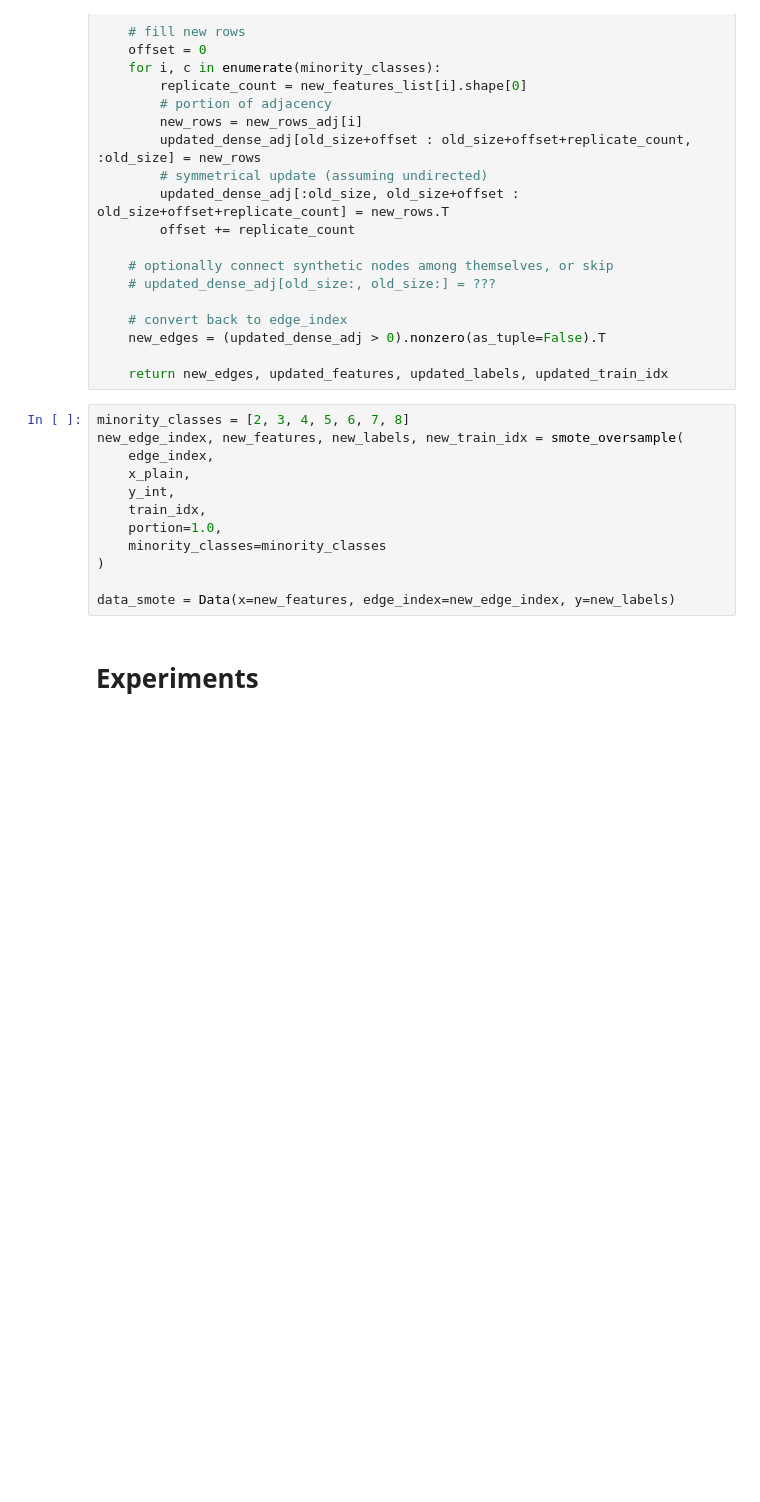
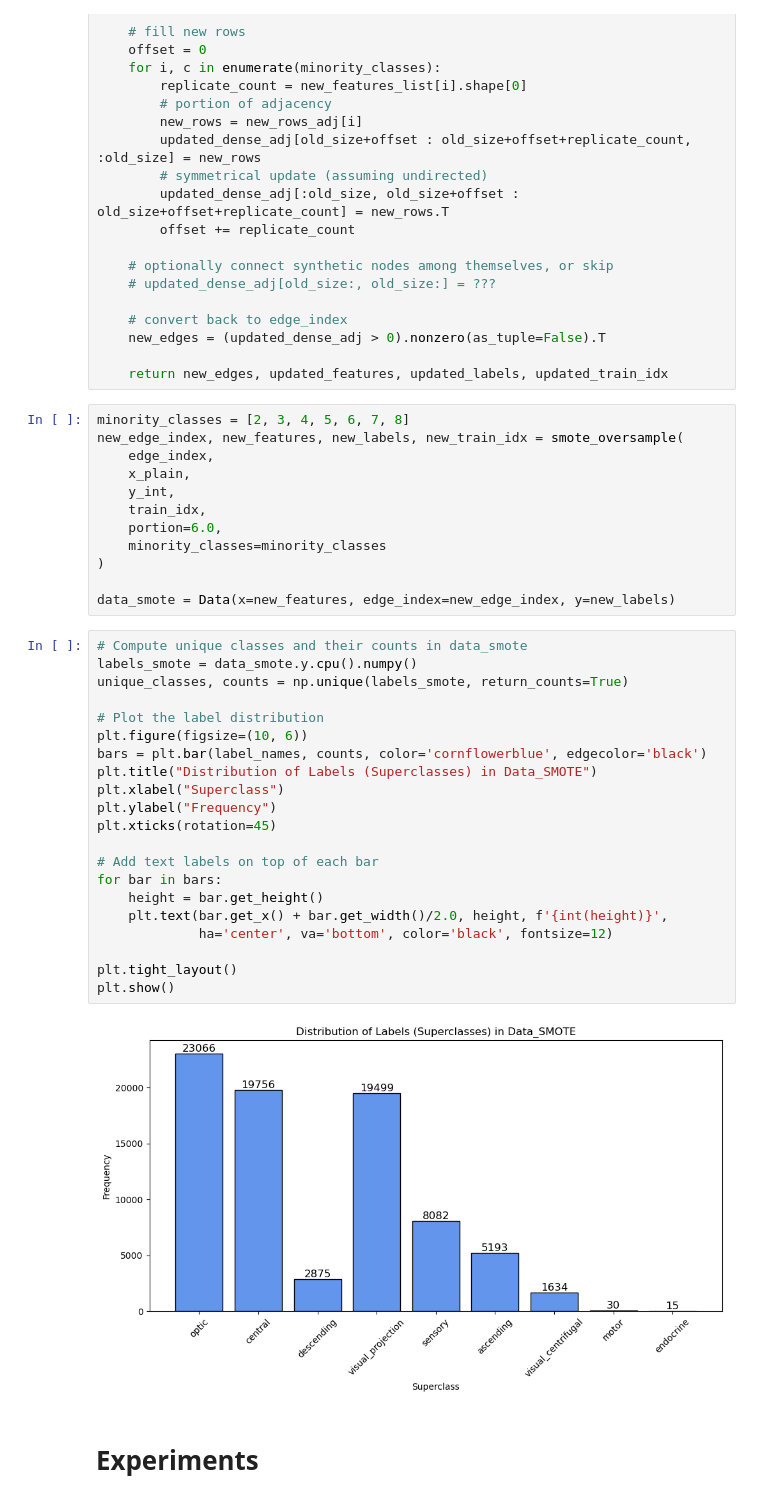
Before and after one commit to BerkeAltiparmak/NeuroConnectomeGNN, a Jupyter notebook: data_investigation.ipynb, the cells around one changed output. Drawn from its saved outputs; the diff is of its cells as text; blank space fills up the shorter version.

Commit message:
Display the distribution of the SMOTEd data

```diff
--- a/data_investigation.ipynb
+++ b/data_investigation.ipynb
@@ -672,11 +672,34 @@ new_edge_index, new_features, new_labels, new_train_idx = smote_oversample(
     x_plain,
     y_int,
     train_idx,
-    portion=1.0,
+    portion=6.0,
     minority_classes=minority_classes
 )
 
 data_smote = Data(x=new_features, edge_index=new_edge_index, y=new_labels)
+# %%
+# Compute unique classes and their counts in data_smote
+labels_smote = data_smote.y.cpu().numpy()
+unique_classes, counts = np.unique(labels_smote, return_counts=True)
+
+# Plot the label distribution
+plt.figure(figsize=(10, 6))
+bars = plt.bar(label_names, counts, color='cornflowerblue', edgecolor='black')
+plt.title("Distribution of Labels (Superclasses) in Data_SMOTE")
+plt.xlabel("Superclass")
+plt.ylabel("Frequency")
+plt.xticks(rotation=45)
+
+# Add text labels on top of each bar
+for bar in bars:
+    height = bar.get_height()
+    plt.text(bar.get_x() + bar.get_width()/2.0, height, f'{int(height)}',
+             ha='center', va='bottom', color='black', fontsize=12)
+
+plt.tight_layout()
+plt.show()
+# %% [output]
+[figure, added]
 # %% [markdown]
 # Experiments
 # %% [markdown]
```
Also changed, not shown: parts of 1 cell of this notebook.
